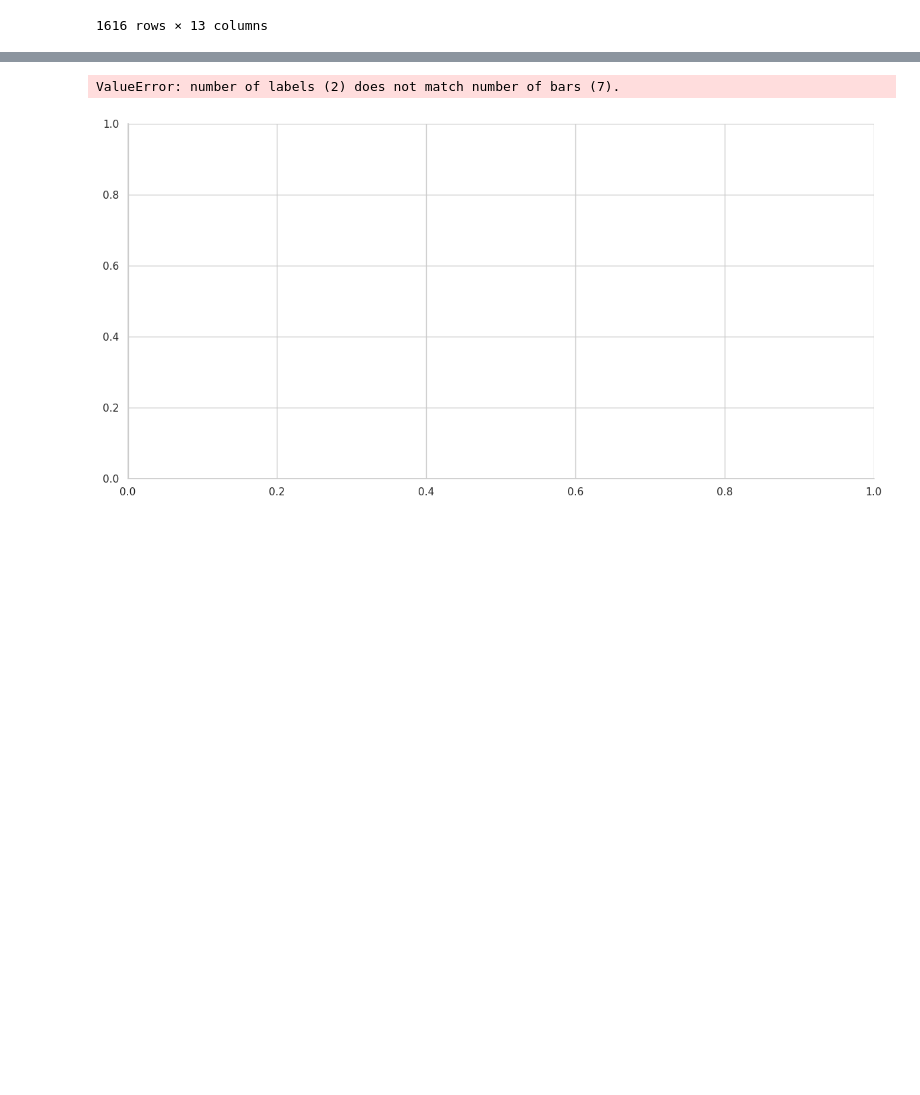
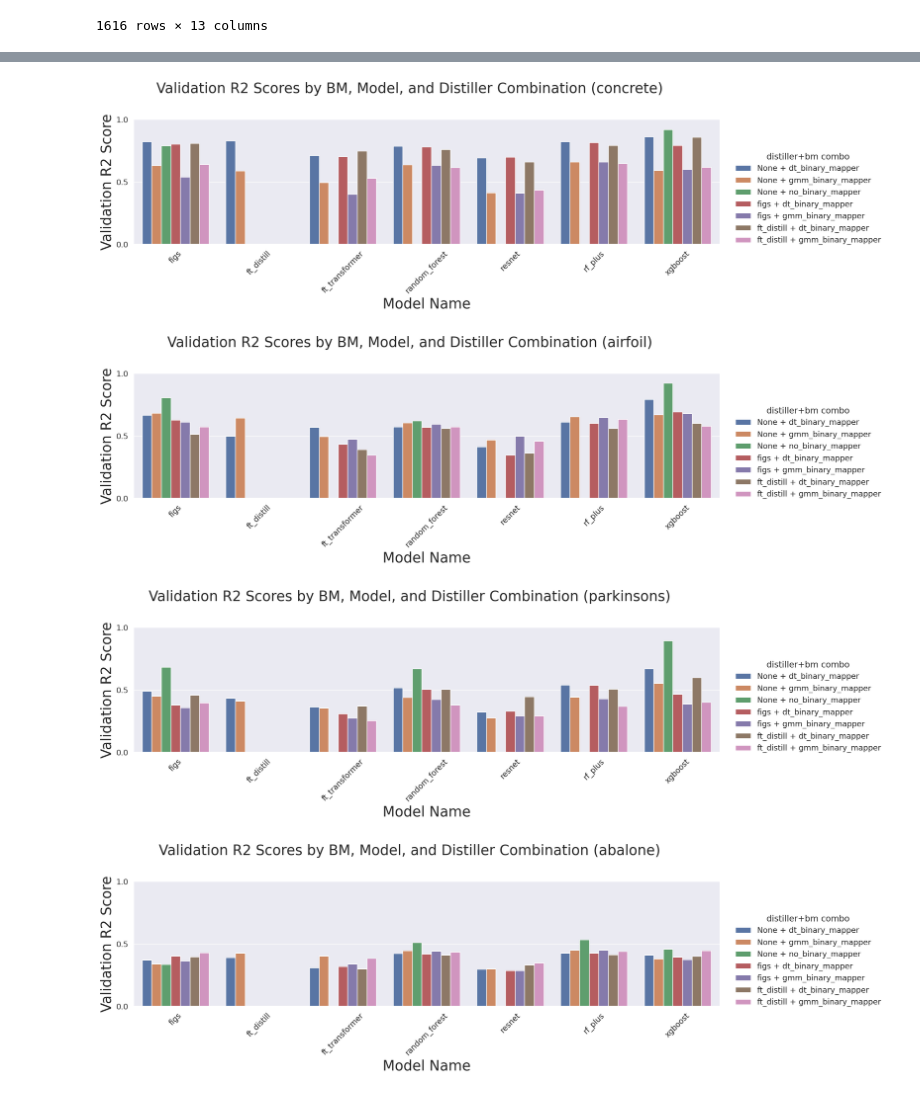
Before and after one commit to mattyshen/adaptiveTTI, a Jupyter notebook: csv/plottting_results.ipynb, the cells around one changed output, grey strips where cells are left out. Cells and saved outputs as stored; diff of their text form; code cells hidden in the pictures; blank space fills up the shorter version.

```diff
--- a/csv/plottting_results.ipynb
+++ b/csv/plottting_results.ipynb
@@ -42,3 +45,7 @@ results
 | 88 | airfoil | ft_distill | None | gmm_binary_mapper | 2 | 4 | ... |
 | 89 | miami_housing | ft_distill | None | gmm_binary_mapper | 2 | 4 | ... |
 1616 rows × 13 columns
+# %%
+results['diff_r2'] = results['val_r2'] - results['train_r2']
+results = results.sort_values('diff_r2', ascending=False)
+results['diff_r2_rank'] = np.arange(1, results.shape[0]+1)
@@ -44,0 +79,3 @@ results
+# %%
+for dn in results['dataset_name'].unique():
+    sns.histplot(results[results['dataset_name'] == dn]['diff_r2'])
@@ -71,29 +91,32 @@ import matplotlib.pyplot as plt
 import seaborn as sns
 
 
-def plot_histogram_for_dataset(df, dataset_name):
+def plot_histogram_for_dataset(df, dataset_name, title=''):
     # Set the aesthetics for the plots
     sns.set_context("talk", font_scale=5)
     sns.set(style="whitegrid")
 
     # Create a catplot for model_name and distiller_name
+    sns.set(font_scale=1.25)
     g = sns.catplot(
         data=df,
         x='model_name',
         y='val_r2',
-        hue=df[['distiller_name', 'binary_mapper_name']].apply(tuple, axis =1),
+        hue='distiller+binary_mapper',
         kind='bar',
         height=6,
-        aspect=2
+        aspect=2,
     )
 
     # Set the title and labels
-    g.fig.suptitle(f'Validation R2 Scores by Model and Distiller ({dataset_name})', fontsize=16)
-    g.set_axis_labels("Model Name", "Validation R2 Score")
+    g.fig.suptitle(f'Average Validation R2 Scores by BM, Model, and Distiller Combination ({dataset_name})', fontsize=25)
+    g.set_axis_labels("Model Name", "Validation R2 Score", fontsize=25)
     g._legend.set_title('Distiller Name')
-    sns.move_legend(g, bbox_to_anchor=(1.04,1), loc="upper left", markerscale=5, title="distiller")
+    sns.move_legend(g, bbox_to_anchor=(1,0.5), loc="center left", markerscale=5, title="distiller+bm combo")
 
     # Adjust the layout
+    plt.yticks(ticks=[0, 0.5, 1.0])
     plt.xticks(rotation=45)
     plt.tight_layout(rect=[0, 0, 1, 0.97])
-    plt.show()
+    g.savefig(f'plots/{dataset_name}_val_r2.png', bbox_inches='tight')
+#hue=df[['distiller_name', 'binary_mapper_name']].apply(tuple, axis =1)
@@ -100,7 +134,10 @@ def plot_histogram_for_dataset(df, dataset_name):
 # %%
 for dn in results['dataset_name'].unique():
-    cur_df = m_h = results[results['dataset_name'] == dn].groupby(['model_name', 'distiller_name', 'binary_mapper_name']).apply(lambda sdf: sdf.sort_values(by='val_r2', ascending=False).iloc[0,:])#.reset_index()
-    plot_histogram_for_dataset(m_h, dn)
+    cur_df = results[results['dataset_name'] == dn].groupby(['model_name', 'distiller_name', 'binary_mapper_name']).apply(lambda sdf: sdf.sort_values(by='train_r2', ascending=False).iloc[0,:])#.reset_index()
+    cur_df.loc[:, 'distiller+binary_mapper'] = cur_df['distiller_name'] + ' + '+ cur_df['binary_mapper_name']
+    plot_histogram_for_dataset(cur_df, dn)
 # %% [output]
-ValueError: number of labels (2) does not match number of bars (7).
-[figure, old version]
+[figure, new version]
+[figure, added]
+[figure, added]
+[figure, added]
```
Also changed, not shown: parts of 10 cells of this notebook, 8 other files.
